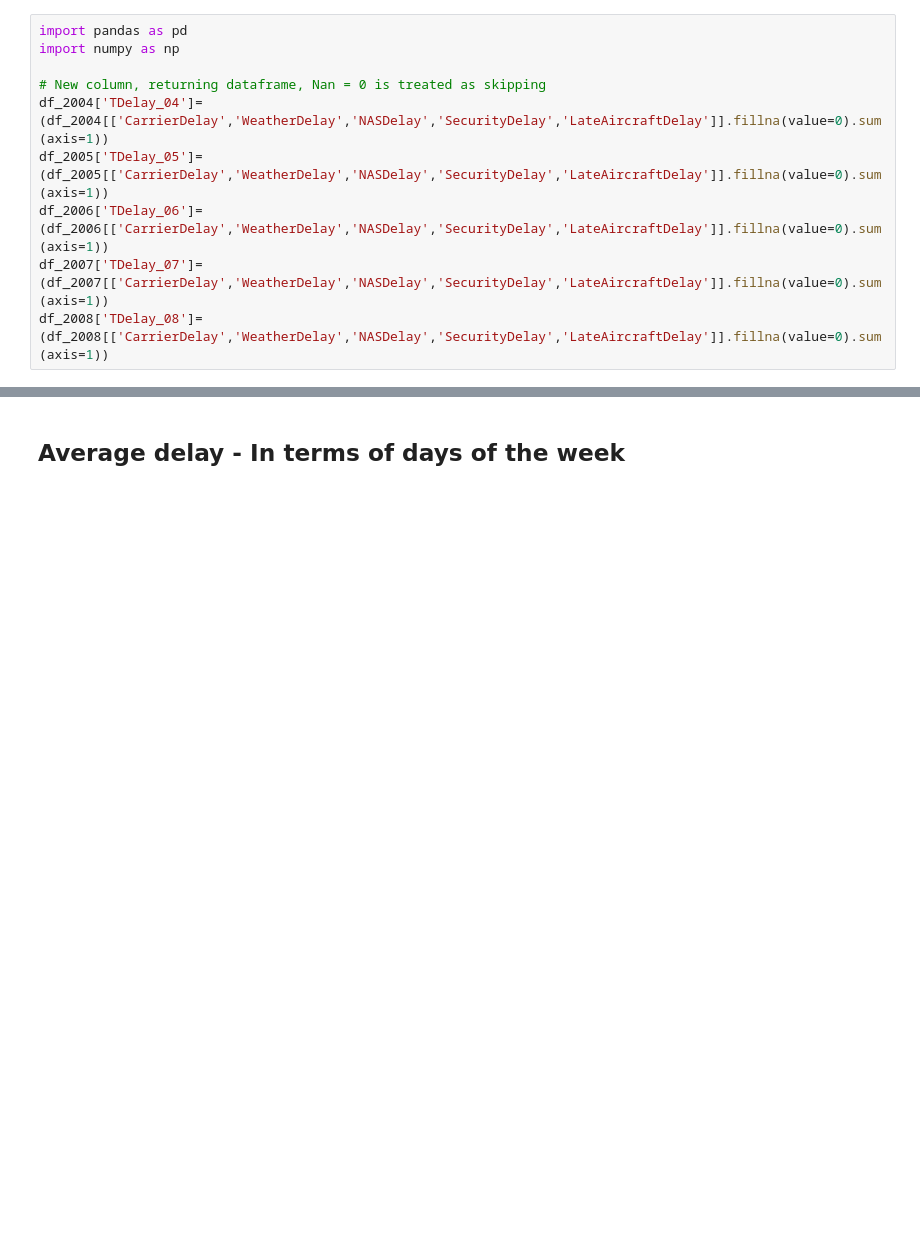
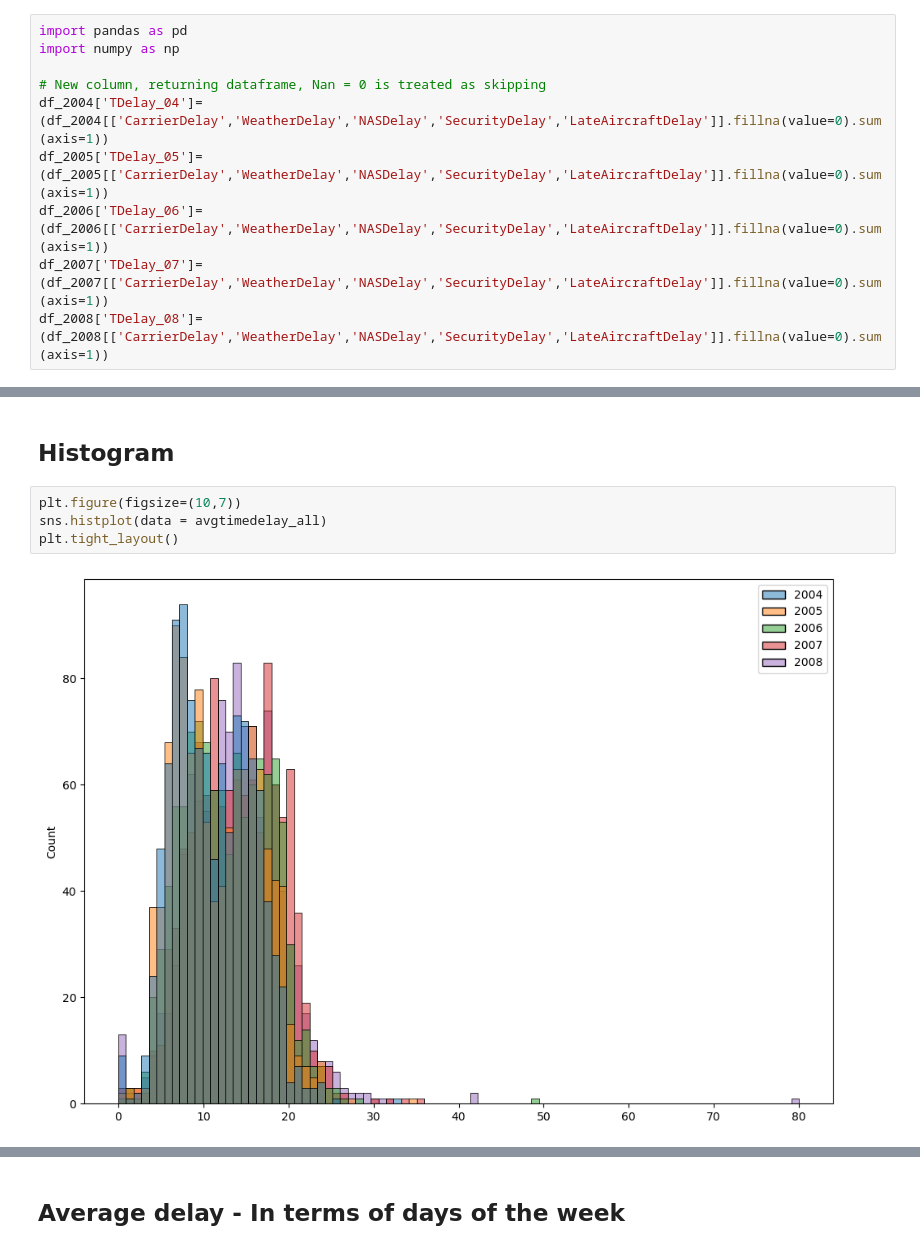
Before and after one commit to SJH1305/Coursework, a Jupyter notebook: Part 2_Q2a.ipynb, the cells around one changed output, grey strips where cells are left out. Saved outputs shown, nothing was run; the diff lists cells and outputs as text; blank space fills up the shorter version.

```diff
--- a/Part 2_Q2a.ipynb
+++ b/Part 2_Q2a.ipynb
@@ -112,0 +226,8 @@ avg_timedelay_2008 = df_2008.groupby('CRSDepTime')['TDelay_08'].mean()
+# %% [markdown]
+## Histogram
+# %%
+plt.figure(figsize=(10,7))
+sns.histplot(data = avgtimedelay_all)
+plt.tight_layout()
+# %% [output]
+[figure, added]
```
Also changed, not shown: parts of 26 cells of this notebook, 1 other file.
